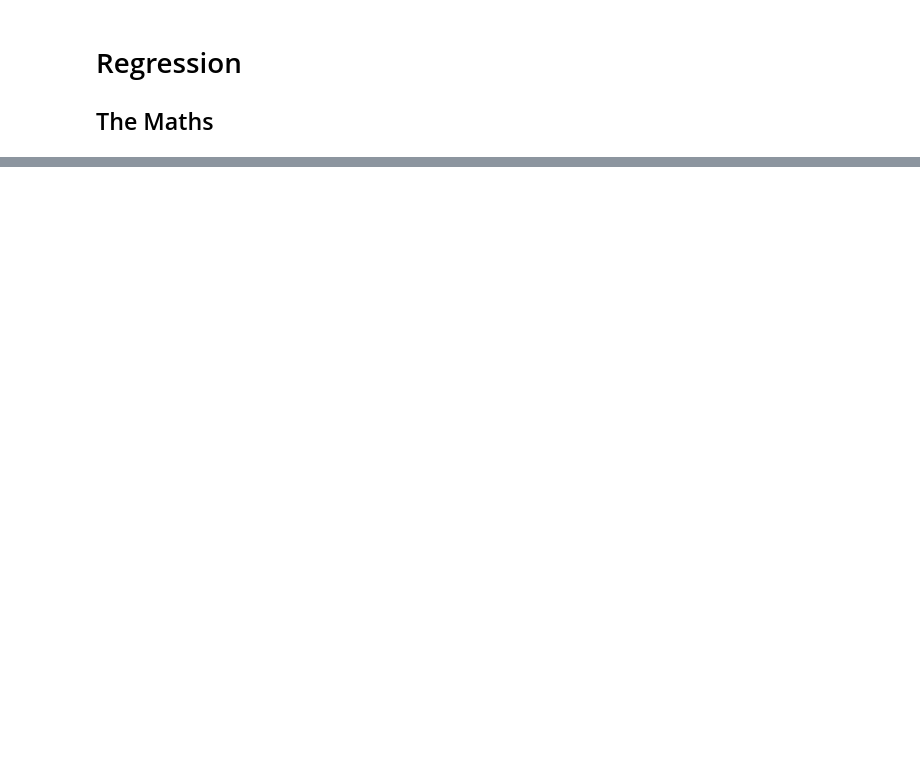
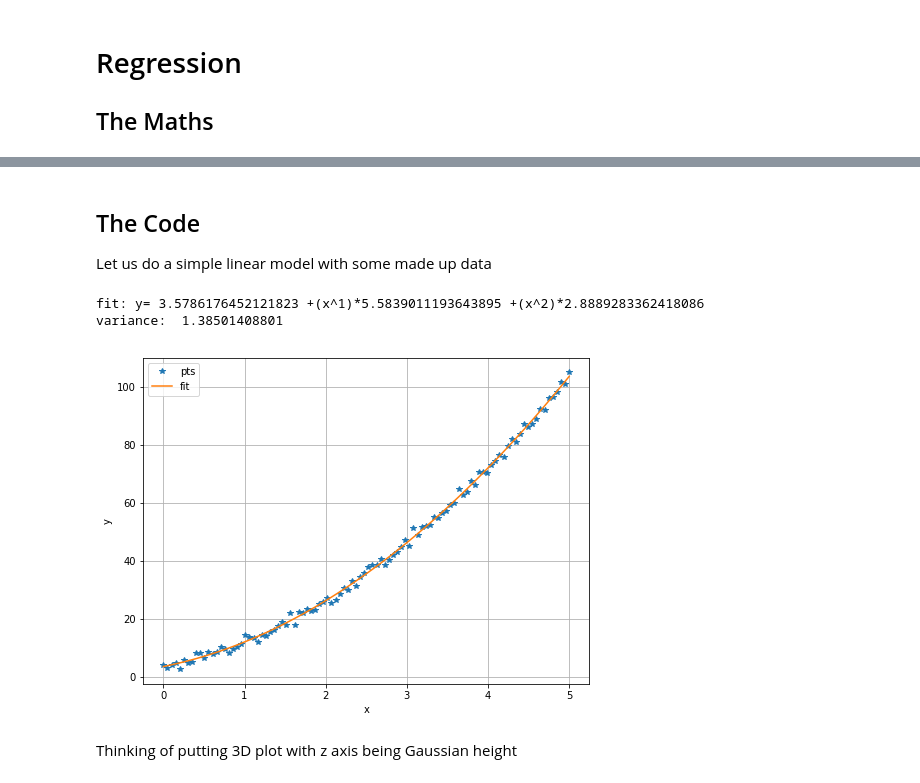
Before and after one commit to Aiden0/machine_learning, a Jupyter notebook: Machine Learning Notebook/2_Regression_and_overfitting.ipynb, the cells around one changed output, grey strips where cells are left out. Drawn from its saved outputs; the diff is of its cells as text; code cells hidden in the pictures; blank space fills up the shorter version.

```diff
--- a/Machine Learning Notebook/2_Regression_and_overfitting.ipynb
+++ b/Machine Learning Notebook/2_Regression_and_overfitting.ipynb
@@ -33,0 +137,3 @@ import math
+# %% [markdown]
+## The Code
+Let us do a simple linear model with some made up data
@@ -34,3 +143,54 @@ import math
+# %%
+num_pts = 100
+poly_size = 3 # include the the y intercept as 1
+
+#set up x data
+x = np.linspace(0,5,num_pts)
+#set up y data with random data added to it
+y = 5*x+4+3*x**2 +np.random.randn(num_pts)
+
+#make X matrix
+def make_X(x,poly_size):
+    X=np.repeat(x.reshape(-1,1),poly_size,axis=1)
+    for i in range(poly_size):
+        X[:,i] = X[:,i]**i
+    return X
+
+X = make_X(x,poly_size)
+
+#Work out max likeliehood model parm theta = (X^TX)^-1X^TY
+theta =np.linalg.inv(X.T.dot(X)).dot(X.T).dot(y)
+
+#Work out variance of model
+var = (y-X.dot(theta)).T.dot(y-X.dot(theta))/num_pts
+
+#make new y data with estaimted theta values
+def make_new_Y(x,theta):
+    Y=theta[0]
+    print("fit: y= {} ".format(theta[0]),end='')
+    for i in range(1,len(theta)):
+        Y+=theta[i]*(x**i)
+        print("+(x^{})*{} ".format(i,theta[i]),end='')
+    print("")
+    return Y
+
+#plot
+fig, axes = plt.subplots(figsize=(8, 6))
+p1, = axes.plot(x,y,'*',label="pts")
+p2, = axes.plot(x,make_new_Y(x,theta),label="fit")
+axes.legend(handles=[p1,p2])
+axes.set_xlabel
+axes.grid()
+axes.set_xlabel("x")
+axes.set_ylabel("y")
+
+print("variance: ",var)
+# %% [output]
+fit: y= 3.5786176452121823 +(x^1)*5.5839011193643895 +(x^2)*2.8889283362418086
+variance:  1.38501408801
+[figure, added]
+# %% [markdown]
+Thinking of putting 3D plot with z axis being Gaussian height
 # %%
 # from bokeh.io import output_notebook, show
 # from bokeh.plotting import figure
```
Also changed, not shown: parts of 9 cells of this notebook.
